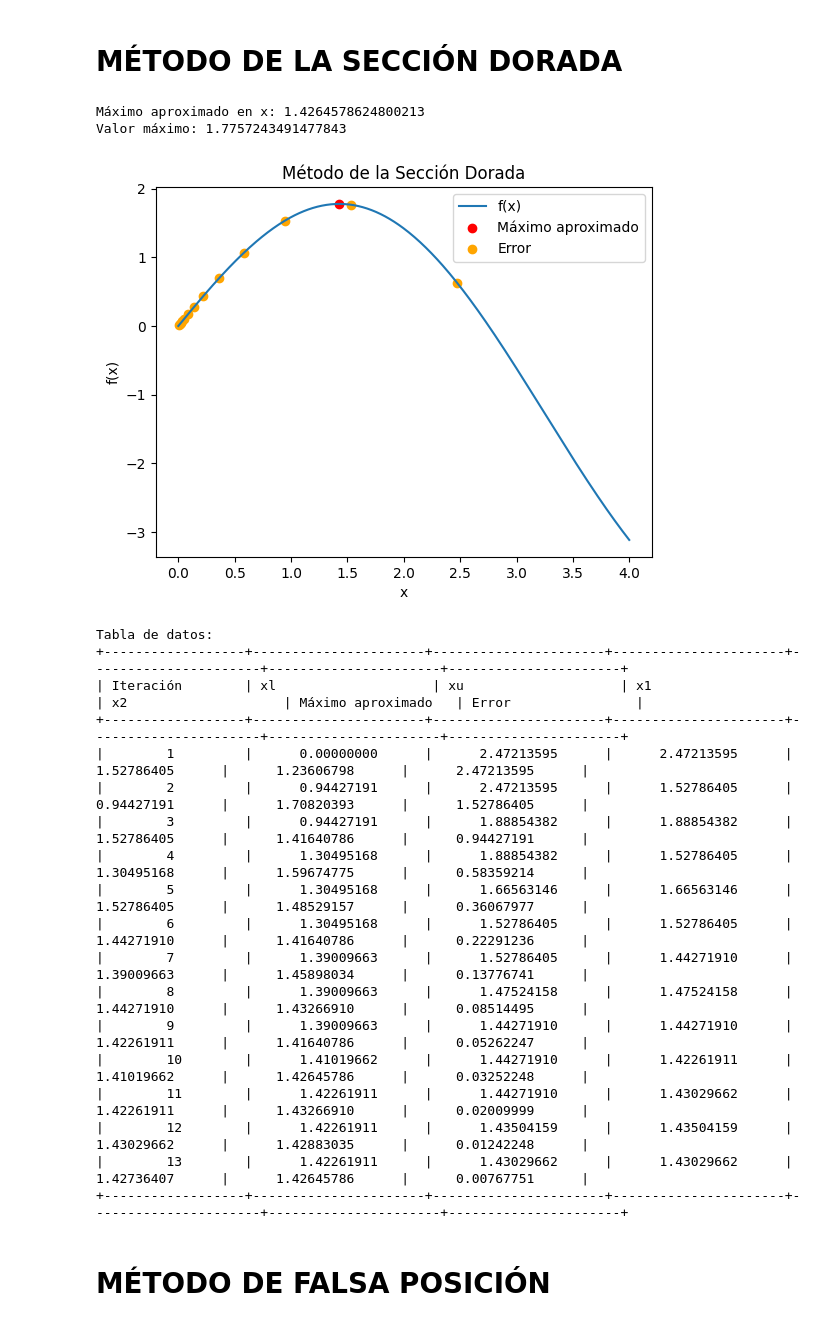
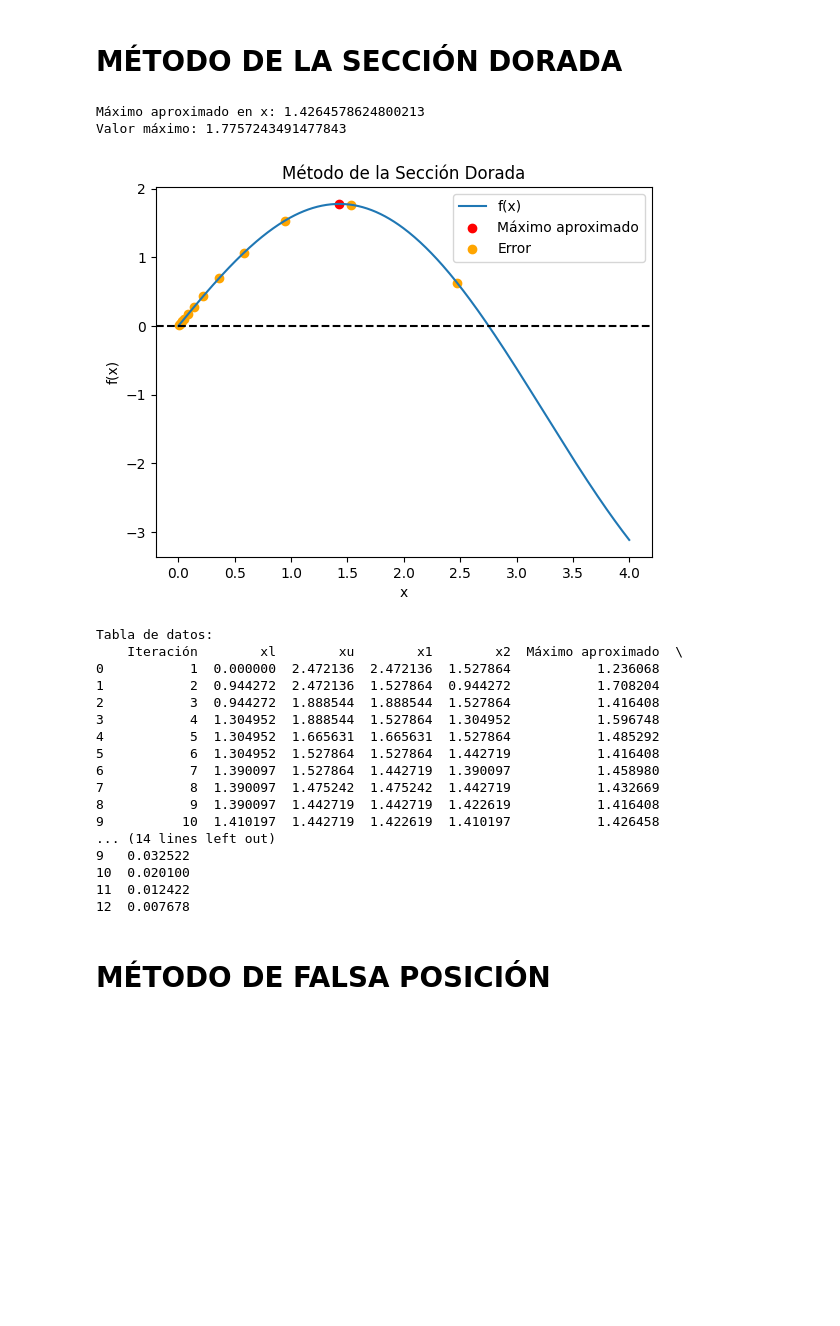
Before and after one commit to danielapavas/Optimizacion, a Jupyter notebook: Metodo_de_bisección.ipynb, the cells around one changed output. Drawn from its saved outputs; the diff is of its cells as text; code cells hidden in the pictures; blank space fills up the shorter version.

```diff
--- a/Metodo_de_bisección.ipynb
+++ b/Metodo_de_bisección.ipynb
@@ -237,59 +279,64 @@ def f(x):
     return 2 * np.sin(x) - (x ** 2) / 10
 
 xl = 0
 xu = 4
 tolerancia = 0.01
 maximo = 100
 
 maXimo_X, maximoValor, listaError, valores_xl, valores_xu, valores_x1, valores_x2, valores_maXimo_X, valores_funcion = seccionDorada(f, xl, xu, tolerancia, maximo)
 
 print("Máximo aproximado en x:", maXimo_X)
 print("Valor máximo:", maximoValor)
 
 # Crear gráfica
 x_valor = np.linspace(xl, xu, 400)
 y_valor = f(x_valor)
 
 plt.plot(x_valor, y_valor, label='f(x)')
 plt.scatter(maXimo_X, maximoValor, color='red', label='Máximo aproximado')
 plt.scatter(listaError, [f(x) for x in listaError], color='orange', label='Error')
-
+plt.axhline(y=0, color='black', linestyle='--')
 plt.xlabel('x')
 plt.ylabel('f(x)')
 plt.legend()
 plt.title('Método de la Sección Dorada')
 plt.show()
 
 # Crear tabla de datos
+data = {
+    'Iteración': [i+1 for i in range(len(valores_xl))],
+    'xl': valores_xl,
+    'xu': valores_xu,
+    'x1': valores_x1,
+    'x2': valores_x2,
+    'Máximo aproximado': valores_maXimo_X,
+    'Error': listaError
+}
+
+df = pd.DataFrame(data)
 print("\nTabla de datos:")
-print("+------------------+----------------------+----------------------+----------------------+----------------------+----------------------+----------------------+")
-print("| Iteración        | xl                    | xu                    | x1                    | x2                    | Máximo aproximado   | Error                |")
-print("+------------------+----------------------+----------------------+----------------------+----------------------+----------------------+----------------------+")
-for i in range(len(valores_xl)):
-    print(f"| {i+1:^16} | {valores_xl[i]:^20.8f} | {valores_xu[i]:^20.8f} | {valores_x1[i]:^20.8f} | {valores_x2[i]:^20.8f} | {valores_maXimo_X[i]:^20.8f} | {listaError[i]:^20.8f} |")
-print("+------------------+----------------------+----------------------+----------------------+----------------------+----------------------+----------------------+")
+print(df)
 # %% [output]
 Máximo aproximado en x: 1.4264578624800213
 Valor máximo: 1.7757243491477843
-[figure, old version]
+[figure, new version]
 Tabla de datos:
-+------------------+----------------------+----------------------+----------------------+----------------------+----------------------+----------------------+
-| Iteración        | xl                    | xu                    | x1                    | x2                    | Máximo aproximado   | Error                |
-+------------------+----------------------+----------------------+----------------------+----------------------+----------------------+----------------------+
-|        1         |      0.00000000      |      2.47213595      |      2.47213595      |      1.52786405      |      1.23606798      |      2.47213595      |
-|        2         |      0.94427191      |      2.47213595      |      1.52786405      |      0.94427191      |      1.70820393      |      1.52786405      |
-|        3         |      0.94427191      |      1.88854382      |      1.88854382      |      1.52786405      |      1.41640786      |      0.94427191      |
-|        4         |      1.30495168      |      1.88854382      |      1.52786405      |      1.30495168      |      1.59674775      |      0.58359214      |
-|        5         |      1.30495168      |      1.66563146      |      1.66563146      |      1.52786405      |      1.48529157      |      0.36067977      |
-|        6         |      1.30495168      |      1.52786405      |      1.52786405      |      1.44271910      |      1.41640786      |      0.22291236      |
-|        7         |      1.39009663      |      1.52786405      |      1.44271910      |      1.39009663      |      1.45898034      |      0.13776741      |
-|        8         |      1.39009663      |      1.47524158      |      1.47524158      |      1.44271910      |      1.43266910      |      0.08514495      |
-|        9         |      1.39009663      |      1.44271910      |      1.44271910      |      1.42261911      |      1.41640786      |      0.05262247      |
-|        10        |      1.41019662      |      1.44271910      |      1.42261911      |      1.41019662      |      1.42645786      |      0.03252248      |
-|        11        |      1.42261911      |      1.44271910      |      1.43029662      |      1.42261911      |      1.43266910      |      0.02009999      |
-|        12        |      1.42261911      |      1.43504159      |      1.43504159      |      1.43029662      |      1.42883035      |      0.01242248      |
-|        13        |      1.42261911      |      1.43029662      |      1.43029662      |      1.42736407      |      1.42645786      |      0.00767751      |
-+------------------+----------------------+----------------------+----------------------+----------------------+----------------------+----------------------+
+    Iteración        xl        xu        x1        x2  Máximo aproximado  \
+0           1  0.000000  2.472136  2.472136  1.527864           1.236068
+1           2  0.944272  2.472136  1.527864  0.944272           1.708204
+2           3  0.944272  1.888544  1.888544  1.527864           1.416408
+3           4  1.304952  1.888544  1.527864  1.304952           1.596748
+4           5  1.304952  1.665631  1.665631  1.527864           1.485292
+5           6  1.304952  1.527864  1.527864  1.442719           1.416408
+6           7  1.390097  1.527864  1.442719  1.390097           1.458980
+7           8  1.390097  1.475242  1.475242  1.442719           1.432669
+8           9  1.390097  1.442719  1.442719  1.422619           1.416408
+9          10  1.410197  1.442719  1.422619  1.410197           1.426458
+... (14 lines left out)
+9   0.032522
+10  0.020100
+11  0.012422
+12  0.007678
 # %% [markdown]
 # **MÉTODO DE FALSA POSICIÓN**
 # %%
```
Also changed, not shown: parts of 5 cells of this notebook.
